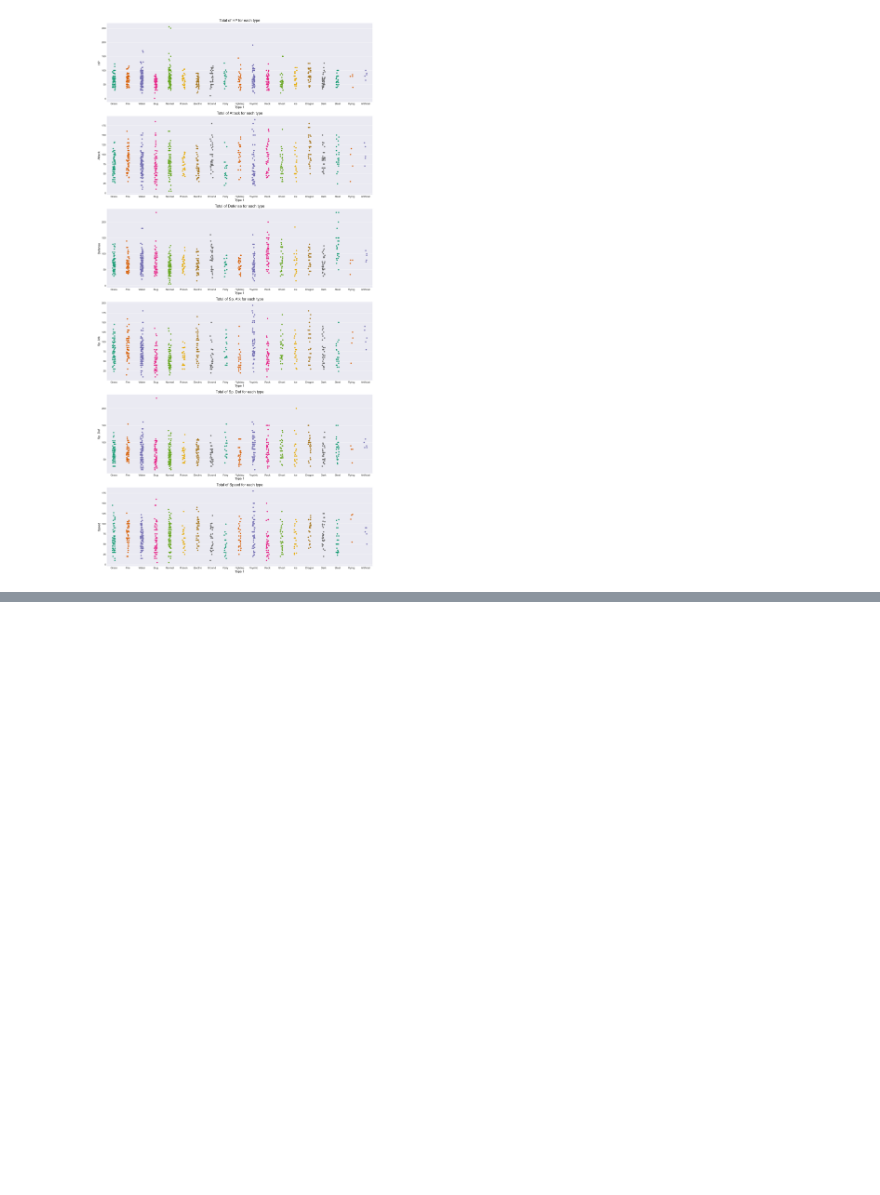
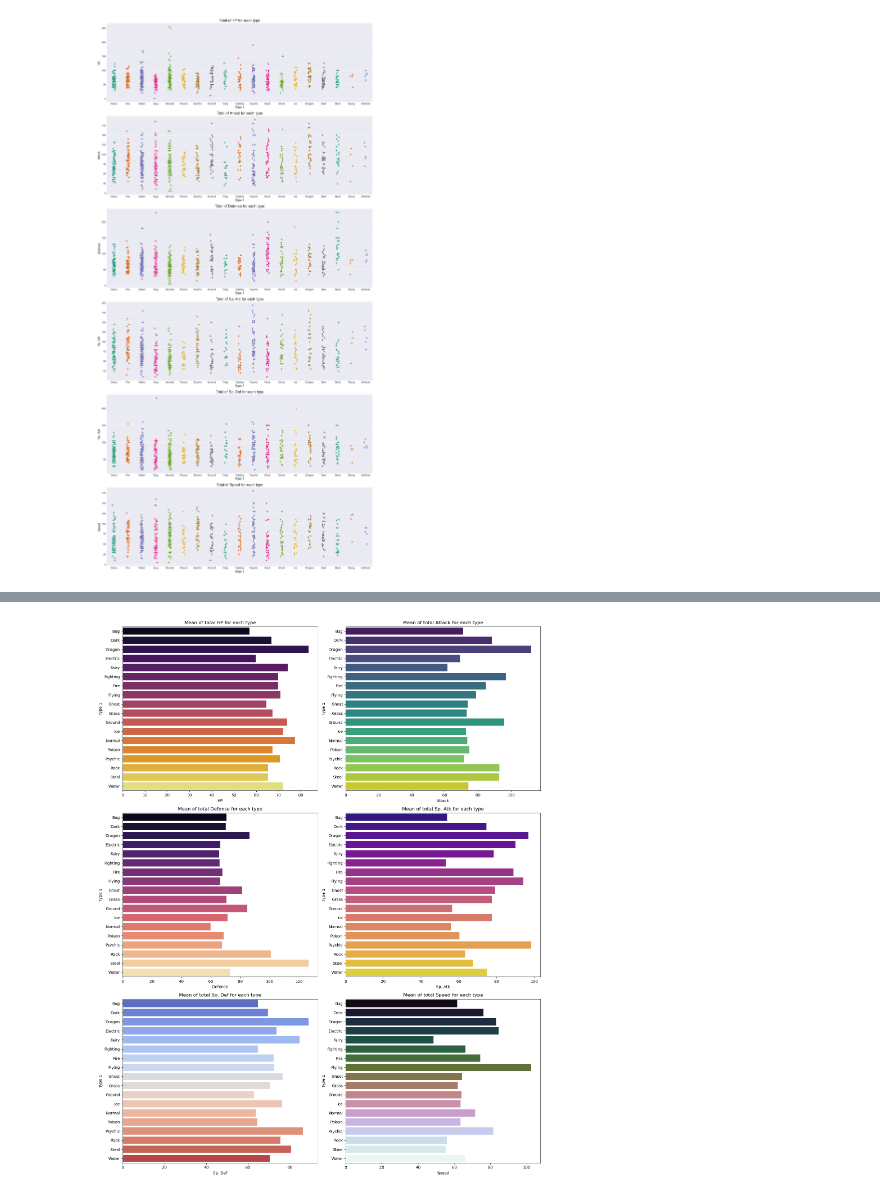
Before and after one commit to fariasdgs/ECBD_9AIDGS_PRACTICAS_230389, a Jupyter notebook: Practica03/AnalisisDatos230389_.ipynb, the cells around one changed output, grey strips where cells are left out. Drawn from its saved outputs; the diff is of its cells as text; code cells hidden in the pictures; blank space fills up the shorter version.

```diff
--- a/Practica03/AnalisisDatos230389_.ipynb
+++ b/Practica03/AnalisisDatos230389_.ipynb
@@ -464,0 +525,9 @@ plt.show()
+# %%
+stats = ['HP', 'Attack', 'Defense', 'Sp. Atk', 'Sp. Def', 'Speed']
+
+df = pd.DataFrame()
+
+for i in stats:
+    df[i] = pokemons.groupby('Type 1')[i].describe()['mean']
+
+df
@@ -464,0 +553,21 @@ plt.show()
+# %%
+palette = ['inferno', 'viridis', 'magma', 'plasma', 'coolwarm', 'cubehelix']
+
+plt.figure(figsize=(16,20))
+
+k=1
+
+m=0
+
+for i in stats:
+    plt.subplot(3,2,k)
+    k=k+1
+    sns.barplot(x=df[i], y=df.index, hue=df.index, palette=palette[m], legend=False)
+    m=m+1
+    plt.title(str('Mean of total ') + i + str(' for each type'))
+    plt.xlabel(i)
+
+plt.tight_layout()
+plt.show()
+# %% [output]
+[figure, added]
```
Also changed, not shown: parts of 12 cells of this notebook.
